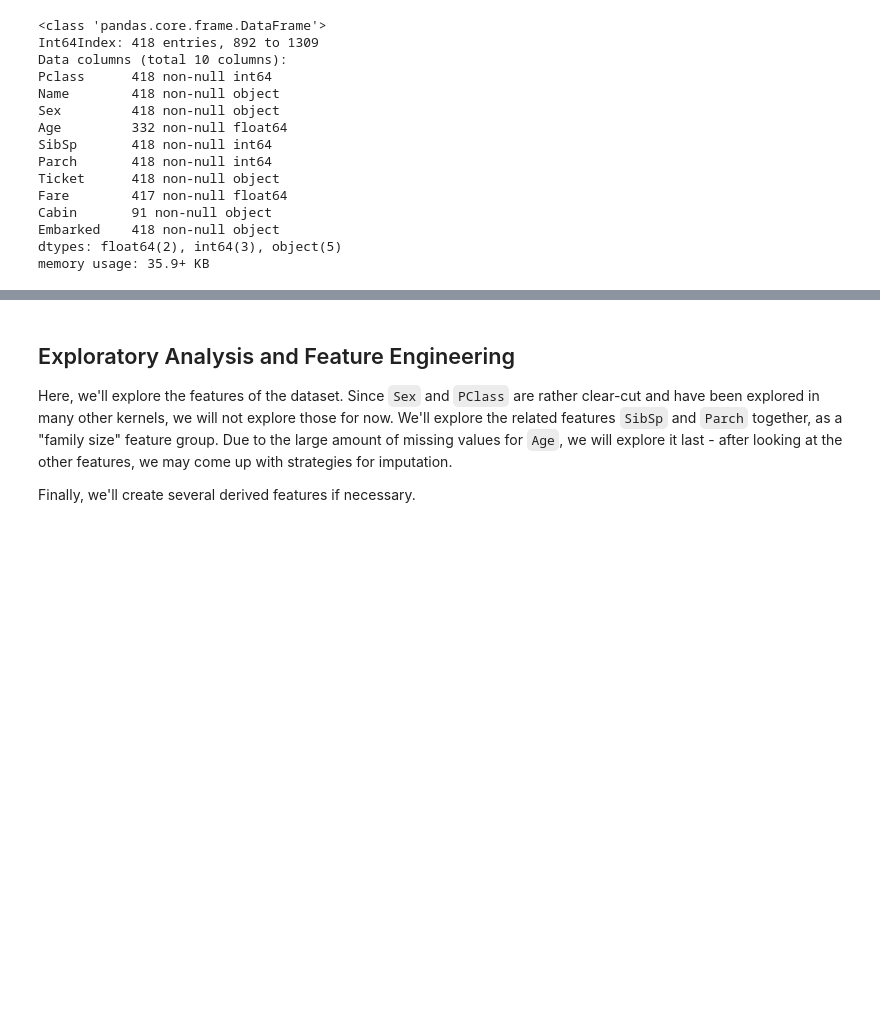
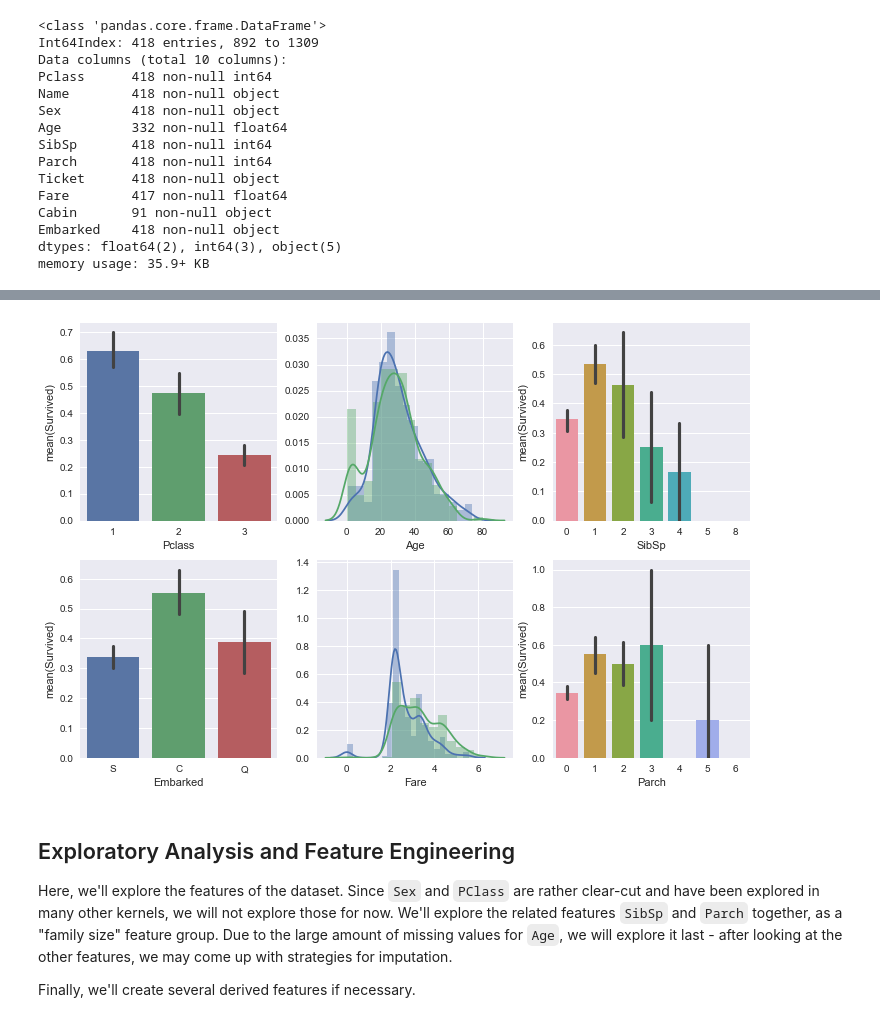
Before and after one commit to klin90/titanic, a Jupyter notebook: Explore.ipynb, the cells around one changed output, grey strips where cells are left out. Drawn from its saved outputs; the diff is of its cells as text; code cells hidden in the pictures; blank space fills up the shorter version.

```diff
--- a/Explore.ipynb
+++ b/Explore.ipynb
@@ -89,19 +84,19 @@ d_ages = train.loc[train['Survived'] == 0, 'Age'].dropna()
 s_fares = train.loc[train['Survived'] == 1, 'Fare'].add(1).apply(np.log).dropna()
 d_fares = train.loc[train['Survived'] == 0, 'Fare'].add(1).apply(np.log).dropna()
 
-plt.figure(2, figsize=(8, 12))
-plt.subplot(321)
+plt.figure(2, figsize=(12, 8))
+plt.subplot(231)
 sns.barplot(x='Pclass', y='Survived', data=train)
-plt.subplot(322)
+plt.subplot(234)
 sns.barplot(x='Embarked', y='Survived', data=train)
-plt.subplot(323)
+plt.subplot(233)
 sns.barplot(x='SibSp', y='Survived', data=train)
-plt.subplot(324)
+plt.subplot(236)
 sns.barplot(x='Parch', y='Survived', data=train)
-plt.subplot(325)
+plt.subplot(232)
 sns.distplot(d_ages, color='C0')
 sns.distplot(s_ages, color='C1')
-plt.subplot(326)
+plt.subplot(235)
 sns.distplot(d_fares, color='C0')
 sns.distplot(s_fares, color='C1')
 plt.show()
@@ -111,3 +104,4 @@ plt.show()
+[figure, added]
 # %% [markdown]
 ## Exploratory Analysis and Feature Engineering
 Here, we'll explore the features of the dataset. Since `Sex` and `PClass` are rather clear-cut and have been explored in many other kernels, we will not explore those for now. We'll explore the related features `SibSp` and `Parch` together, as a "family size" feature group. Due to the large amount of missing values for `Age`, we will explore it last - after looking at the other features, we may come up with strategies for imputation.
```
Also changed, not shown: parts of 14 cells of this notebook, 11 other files.
